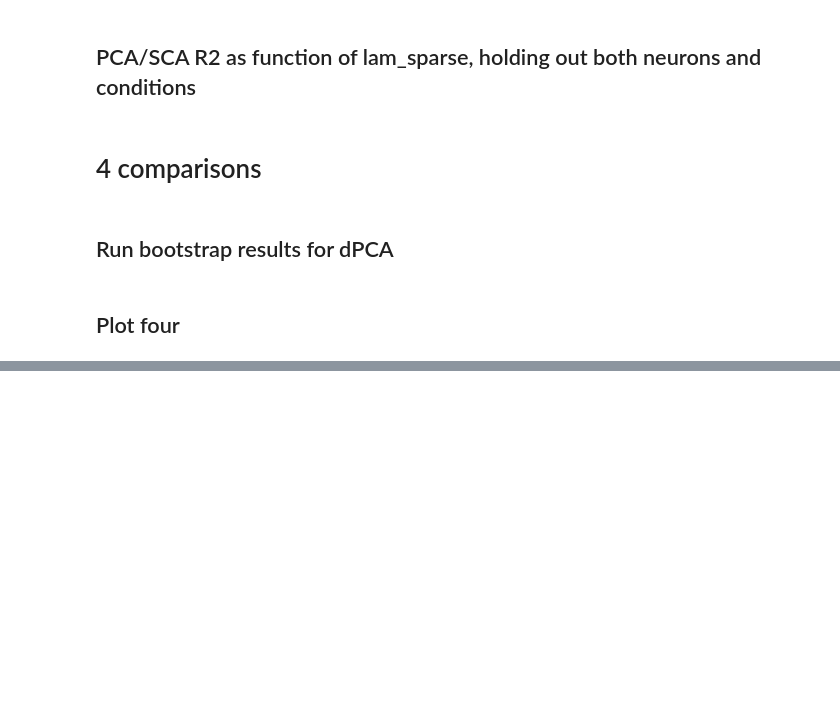
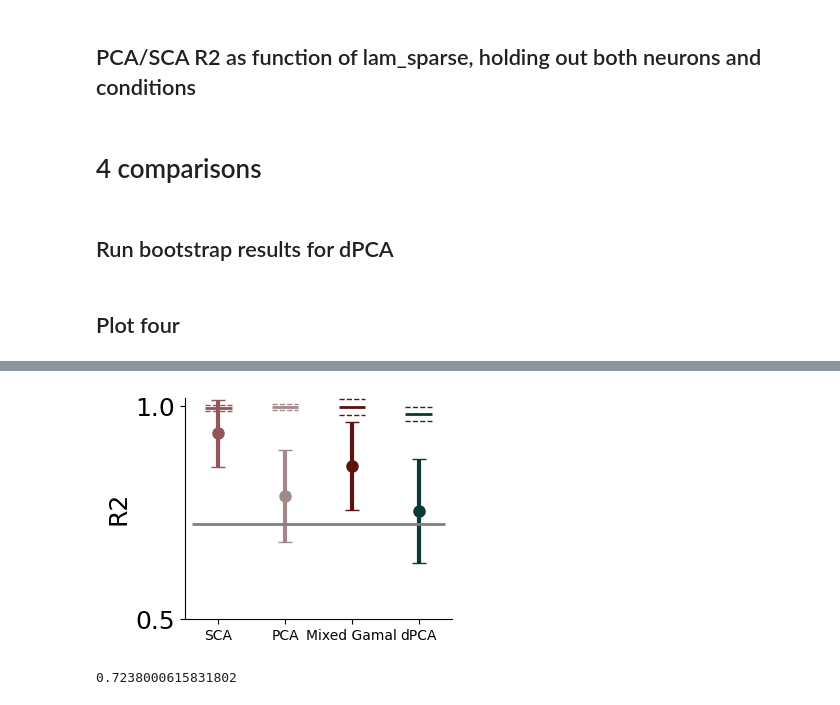
Before and after one commit to sherryxinyuean/sca, a Jupyter notebook: sca_analysis/quant_analysis_sca.ipynb, the cells around one changed output, grey strips where cells are left out. Saved outputs shown, nothing was run; the diff lists cells and outputs as text; code cells hidden in the pictures; blank space fills up the shorter version.

```diff
--- a/sca_analysis/quant_analysis_sca.ipynb
+++ b/sca_analysis/quant_analysis_sca.ipynb
@@ -2281,7 +2281,7 @@ io.savemat(saveDir+ monkName + '_' + 'bootstraps'+ '_' + str(n+1) + '_dPCALoadin
 # %%
 # Load Gamal results in bootstraps
 monkName = 'Balboa'
-load_folder='/Users/sherryan/glaserlab/sca_analysis_parent/sca_analysis/bootstraps/'
+load_folder='/Users/sherryan/sca/sca_analysis/bootstraps/'
 gamal_data=io.loadmat(load_folder + monkName + '_bs_100_gamalLoadings.mat')
 # defind prep, move, and post projections
 gamal_PrepProj = gamal_data['prepProj_list'][:,:,:,None]
@@ -2685,37 +2719,43 @@ ax.plot(3, np.mean(mgamalR2_recon), 'o', color=mgamal_cMap[-1], ms=8)
 
 
 # Plot dPCA reconstructions
 dpcaR2_recon = np.reshape(maxR2_dpca, [-1, 1], order='F')
 ax.errorbar(4, np.mean(dpcaR2_recon), np.std(dpcaR2_recon), color=dpca_cMap[-1], lw=3, capsize=capsize)
 ax.plot(4, np.mean(dpcaR2_recon), 'o', color=dpca_cMap[-1], ms=8)
 
 # Final plot adjustments
 ax.set_xlim(0.5, 4.5)
 ax.set_ylim(0.5, 1.02)
 ax.set_xticks([1, 2, 3, 4])
 ax.set_xticklabels(['SCA', 'PCA', 'Mixed Gamal','dPCA'],size=10)
 ax.set_yticks([0.5, 1.0])
 ax.set_ylabel('R2')
 
 # Remove border around figure
 ax.spines['top'].set_visible(False)
 ax.spines['right'].set_visible(False)
 
 # Plot baseline: random rotations of PCA latents
 rotR2_recon = np.reshape(maxR2_pca_rotate, [-1, 1], order='F')
 mean_rot = np.mean(rotR2_recon)
 std_rot  = np.std(rotR2_recon)
 ax.hlines(mean_rot, 0.6, 4.4, color='gray', lw=2, linestyle='-')
-ax.hlines([mean_rot - std_rot, mean_rot + std_rot], 0.6, 4.4,
-          color='gray', linestyle='--', lw=1)
+# ax.hlines([mean_rot - std_rot, mean_rot + std_rot], 0.6, 4.4,
+#           color='gray', linestyle='--', lw=1)
 
 # # # save directory
-figDir = '/Users/sherryan/glaserlab/sca_analysis_parent/sca_analysis/'
+figDir = '/Users/sherryan/sca/sca_analysis/'
 
 # # save
-# plt.savefig(figDir + monkName + '_r2_dist.pdf', dpi = 'figure')
+plt.savefig(figDir + monkName + '_r2_dist.pdf', dpi = 'figure')
 plt.tight_layout()
 plt.show()
+# %% [output]
+[figure, added]
+# %%
+mean_rot
+# %% [output]
+0.7238000615831802
 # %%
 # difference in recon R2 using single behavior (maxR2)
 r2meanDiff = [np.mean(maxR2_sca[i,:])-np.mean(maxR2_pca[i,:]) for i in range(100)]
```
Also changed, not shown: parts of 9 cells of this notebook, 4 other files.
